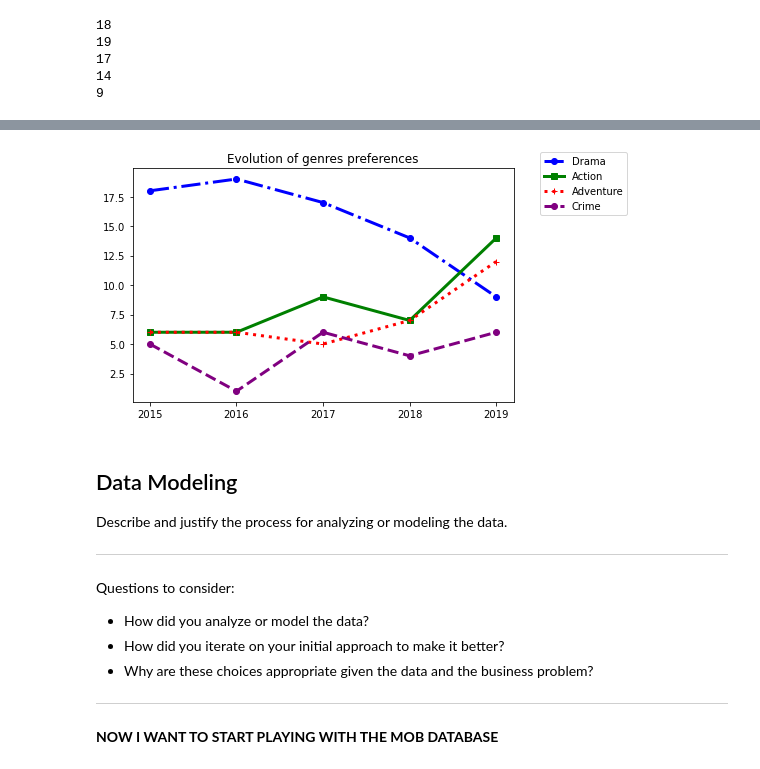
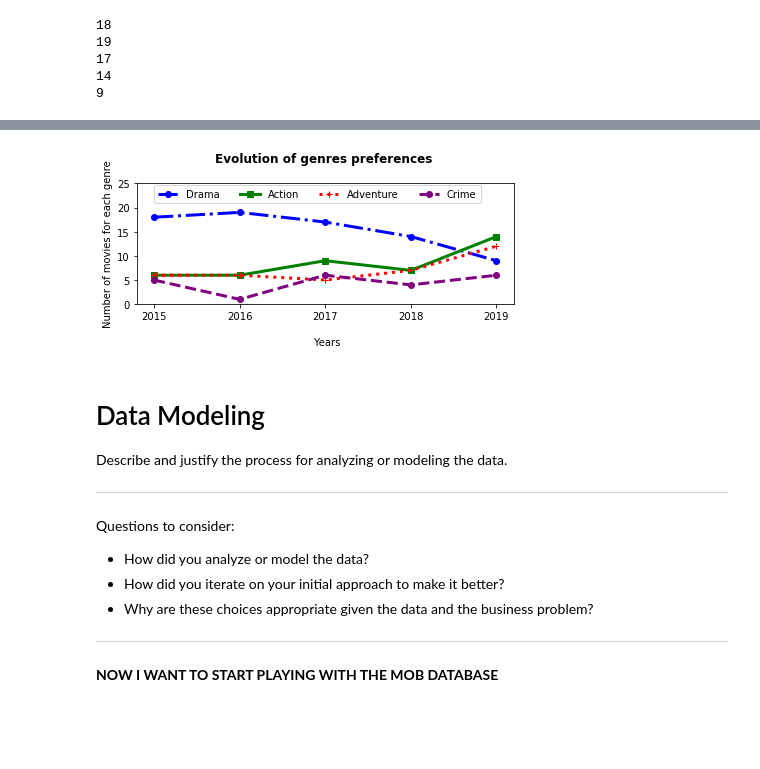
Before and after one commit to arecai/ari_first_attem, a Jupyter notebook: dsc-phase1-project-template.ipynb, the cells around one changed output, grey strips where cells are left out. Cells and saved outputs as stored; diff of their text form; code cells hidden in the pictures; blank space fills up the shorter version.

```diff
--- a/dsc-phase1-project-template.ipynb
+++ b/dsc-phase1-project-template.ipynb
@@ -416,0 +425,11 @@ can we create a list with the different genres?
+# %%
+#We create a box plot with the duration ofthe movie
+imdb_top25 = imdb_top25.rename(columns={'runtime_minutes': 'Duration'})
+
+
+fig, ax = plt.subplots(figsize=(3, 3))
+imdb_top25['Duration'].plot.box()
+ax.set_title('2015-2019 TOP25 IMDB movies \n Average duration \n', fontweight="bold")
+ax.set_ylabel('Minutes')
+plt.text(0.7, 215, 'Median 132 ± 21.195', fontsize = 10)  #this values come from the following action
+ax.set_ylim([50, 250]);
@@ -458,0 +504,8 @@ list
+# %%
+#now we want to count how many times each genre appears
+
+from collections import Counter
+
+counts_average = Counter(sent_str).most_common()
+print(counts_average)
+type(counts_average)
@@ -459,11 +515,13 @@ list
 # %%
+#As we want to ilustrate this data, we will create one list for the names of the genres, and one list with the values
+
 names = []
-for x in counts:
+for x in counts_average:
     names.append(x[0])
 
 
 values = []
-for x in counts:
+for x in counts_average:
     values.append(x[1])
 
 print(names)
@@ -691,16 +709,19 @@ plt.show()
 # %%
-fig, ax = plt.subplots()
+fig, ax = plt.subplots(figsize=(6, 3))
 ax.plot(('2015','2016','2017','2018','2019'), drama_list , color="blue", lw=3, ls='-.', marker='o')
 ax.plot(('2015','2016','2017','2018','2019'), action_list , color="green", lw=3, ls='-', marker='s')
 ax.plot(('2015','2016','2017','2018','2019'), adventure_list , color="red", lw=3, ls=':', marker='+')
 ax.plot(('2015','2016','2017','2018','2019'), crime_list , color="purple", lw=3, ls='--', marker='o')
-ax.set_title('Evolution of genres preferences')
-fig.legend(labels=["Drama", "Action", "Adventure", "Crime"], bbox_to_anchor=(1.25,0.98), loc = "upper right")
+ax.set_title('Evolution of genres preferences \n', fontweight="bold")
+ax.set_ylabel('Number of movies for each genre')
+ax.set_xlabel('\n Years')
+ax.set_ylim([0, 25]);
+fig.legend(ncol = 4, labels=["Drama", "Action", "Adventure", "Crime"], bbox_to_anchor=(0.91,0.82))
 fig.tight_layout();
 # %% [output]
-[figure, old version]
+[figure, new version]
 # %% [markdown]
-## Data Modeling
+# Data Modeling
 Describe and justify the process for analyzing or modeling the data.
 
 ***
```
Also changed, not shown: parts of 85 cells of this notebook.
